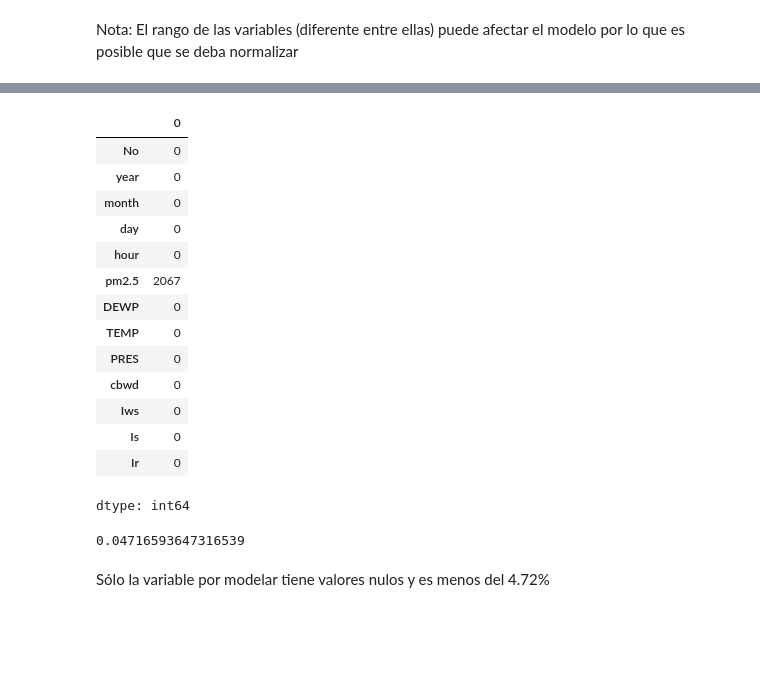
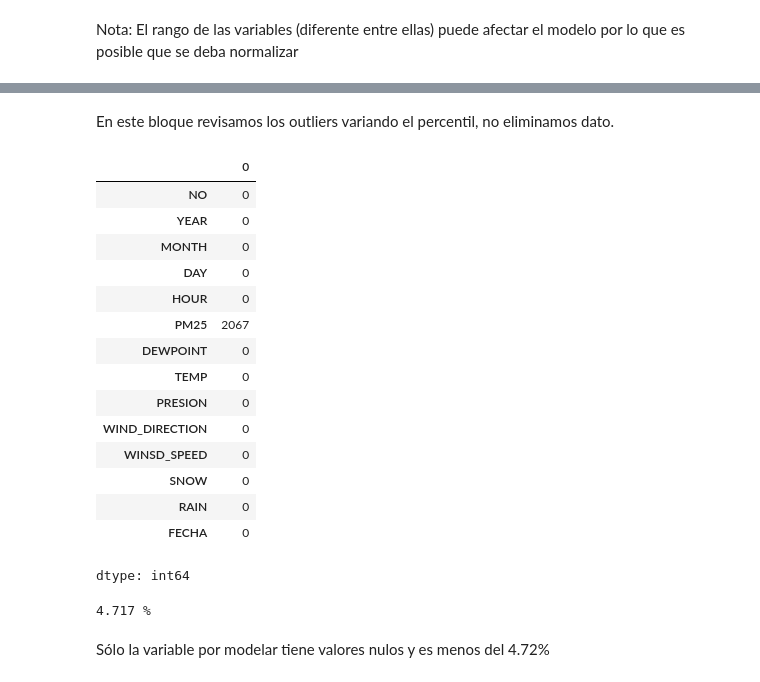
Before and after one commit to Emmanuel2211/.config, a Jupyter notebook: Entregable_Tarea_5_1_Alfaro_Cruz_Pérez_Rupit_Medea.ipynb, the cells around one changed output, grey strips where cells are left out. Cells and saved outputs as stored; diff of their text form; code cells hidden in the pictures; blank space fills up the shorter version.

```diff
--- a/Entregable_Tarea_5_1_Alfaro_Cruz_Pérez_Rupit_Medea.ipynb
+++ b/Entregable_Tarea_5_1_Alfaro_Cruz_Pérez_Rupit_Medea.ipynb
@@ -18,8 +18,6 @@ import matplotlib.pyplot as plt  # Gráficas
 import seaborn as sns  # Gráficas más avanzadas
 # %%
 # Importar la información
-df = pd.read_csv("PRSA_data_2010.1.1-2014.12.31.csv")
-
-for int i
+df = pd.read_csv("sample_data/PRSA_data_2010.1.1-2014.12.31.csv")
 # %%
 # Mostrar las primeras 5 filas
@@ -121,9 +124,9 @@ memory usage: 4.3+ MB
 # %%
 # Crear una columna con la fecha a partir de year, month, day y hour
 # Mostrar resultados
-df['fecha'] = pd.to_datetime(df[['year', 'month', 'day', 'hour']]) # Crea una columna con la fecha
+df['FECHA'] = pd.to_datetime(df[['YEAR', 'MONTH', 'DAY', 'HOUR']]) # Crea una columna con la fecha
 print("Rango de fechas del dataset:")
-print(f"Desde: {df['fecha'].min()} hasta {df['fecha'].max()}")
+print(f"Desde: {df['FECHA'].min()} hasta {df['FECHA'].max()}")
 # %% [output]
 Rango de fechas del dataset:
 Desde: 2010-01-01 00:00:00 hasta 2014-12-31 23:00:00
@@ -145,27 +163,31 @@ Nota: El rango de las variables (diferente entre ellas) puede afectar el modelo
+# %% [markdown]
+En este bloque revisamos los outliers variando el percentil, no eliminamos dato.
 # %%
-|# Revisión de datos nulos de la información
+# Revisión de datos nulos de la información
 df.isnull().sum()
 # %% [output]
 |  | 0 |
-| No | 0 |
-| year | 0 |
-| month | 0 |
-| day | 0 |
-| hour | 0 |
-| pm2.5 | 2067 |
-| DEWP | 0 |
+| NO | 0 |
+| YEAR | 0 |
+| MONTH | 0 |
+| DAY | 0 |
+| HOUR | 0 |
+| PM25 | 2067 |
+| DEWPOINT | 0 |
 | TEMP | 0 |
-| PRES | 0 |
-| cbwd | 0 |
-| Iws | 0 |
-| Is | 0 |
-| Ir | 0 |
+| PRESION | 0 |
+| WIND_DIRECTION | 0 |
+| WINSD_SPEED | 0 |
+| SNOW | 0 |
+| RAIN | 0 |
+| FECHA | 0 |
 dtype: int64
 # %%
 # Porcentaje de vacíos en la información por modelar
-2067/43824
+x = 2067/43824*100
+print(round(x, 3), '%')
 # %% [output]
-0.04716593647316539
+4.717 %
 # %% [markdown]
 Sólo la variable por modelar tiene valores nulos y es menos del 4.72%
 # %%
```
Also changed, not shown: parts of 11 cells of this notebook.
